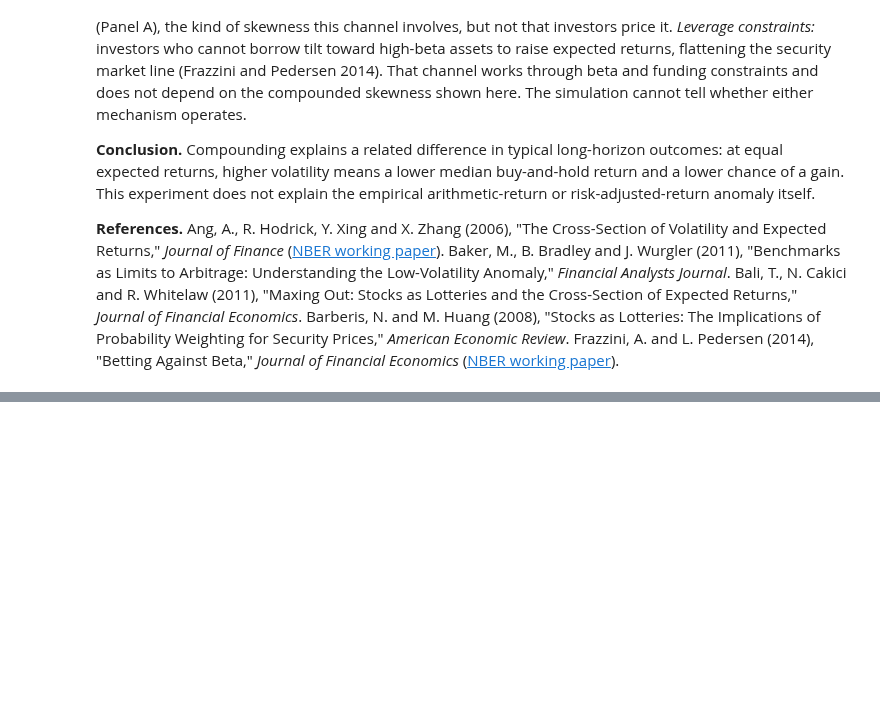
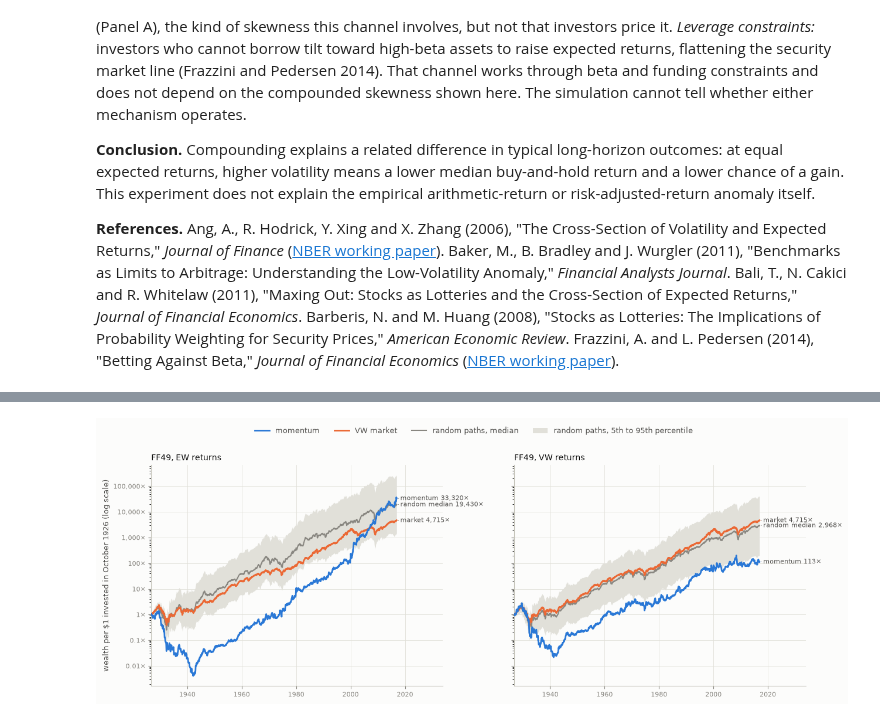
Before and after one commit to yingnichang/MTH9897, a Jupyter notebook: HW2/hw2_analysis.ipynb, the cells around one changed output, grey strips where cells are left out. Saved outputs shown, nothing was run; the diff lists cells and outputs as text; code cells hidden in the pictures; blank space fills up the shorter version.

Commit message:
Add code related to table4

```diff
--- a/HW2/hw2_analysis.ipynb
+++ b/HW2/hw2_analysis.ipynb
@@ -1102,0 +2015,17 @@ Both volatilities have the same monthly expected return, so the same population
+# %%
+market10 = evaluate(bench10["mkt"], bench10, windows10)
+blocks10 = {}
+for v in VARIANTS:
+    blocks10[f"{variant(*v)}: momentum"] = table4_layout(momentum_eval[v].pooled, horizons=H4)
+    blocks10[f"{variant(*v)}: random"] = table4_layout(random10_eval[v].pooled, horizons=H4)
+blocks10["VW market"] = table4_layout(market10.pooled, horizons=H4)
+blocks10["VW market"].loc["pct_above_vw"] = np.nan  # ties with itself by construction
+row_index10 = pd.MultiIndex.from_product([list(H4.values()), STATS], names=["horizon", "statistic"])
+layout10 = pd.DataFrame({name: block.T.stack().reindex(row_index10) for name, block in blocks10.items()})
+layout10.to_csv(OUTPUT / "table4_momentum_vs_random.csv")
+
+shown10 = layout10.rename(index=STAT_LABELS, level="statistic")
+is_skew10 = shown10.index.get_level_values("statistic") == STAT_LABELS["skew"]
+display(shown10.style.format("{:,.2%}", subset=(shown10.index[~is_skew10], slice(None)), na_rep="n/a")
+        .format("{:.2f}", subset=(shown10.index[is_skew10], slice(None)), na_rep="n/a")
+        .set_caption("Momentum (across historical windows) vs random industry (across paths and windows), Oct 1926 to Dec 2016"))
@@ -1102,0 +2187,61 @@ Both volatilities have the same monthly expected return, so the same population
+# %%
+import matplotlib.dates as mdates
+
+MOMENTUM_COLOR, MARKET_COLOR = "#2a78d6", "#eb6834"  # categorical slots 1 and 2 (validated with slots 1-4 in Step 9)
+dates = bench10.index.to_timestamp()
+market_path = np.cumprod(1 + bench10["mkt"].to_numpy())
+
+
+def spread_log(values, gap):
+    # Push label heights (log10) apart until neighbours are at least `gap` apart.
+    order = np.argsort(values)
+    pos = np.log10(np.asarray(values, dtype=float))[order]
+    for _ in range(200):
+        overlap = gap - np.diff(pos)
+        if (overlap <= 1e-12).all():
+            break
+        for i in np.flatnonzero(overlap > 1e-12):
+            pos[i] -= overlap[i] / 2
+            pos[i + 1] += overlap[i] / 2
+    out = np.empty_like(pos)
+    out[order] = pos
+    return 10**out
+
+
+fig, axes = plt.subplots(1, 2, figsize=(13, 4.8), sharey=True, facecolor=SURFACE)
+for ax, v in zip(axes, [("ff49", "ew"), ("ff49", "vw")]):
+    ax.set_facecolor(SURFACE)
+    low, mid, high = fan[v]
+    ax.fill_between(dates, low, high, color=GRID, linewidth=0, zorder=1, label="random paths, 5th to 95th percentile")
+    ax.plot(dates, mid, color=MUTED, linewidth=1.5, zorder=2, label="random paths, median")
+    ax.plot(dates, market_path, color=MARKET_COLOR, linewidth=2, zorder=3, label="VW market")
+    mom_path = np.cumprod(1 + momentum[v]["return"].to_numpy())
+    ax.plot(dates, mom_path, color=MOMENTUM_COLOR, linewidth=2, zorder=4, label="momentum")
+    ends = [mom_path[-1], market_path[-1], mid[-1]]
+    names = ["momentum", "market", "random median"]
+    for y, label_y, name in zip(ends, spread_log(ends, 0.18), names):
+        ax.annotate(f"{name} {y:,.0f}×", xy=(dates[-1], y), xytext=(dates[-1] + pd.Timedelta(days=500), label_y),
+                    fontsize=8, color=INK_2, va="center",
+                    arrowprops=dict(arrowstyle="-", color=MUTED, linewidth=0.6, shrinkA=0, shrinkB=2))
+    ax.set_yscale("log")
+    ax.yaxis.set_major_formatter(FuncFormatter(lambda x, _: f"{x:,.0f}×" if x >= 1 else f"{x:g}×"))
+    ax.set_title(f"FF49, {v[1].upper()} returns", fontsize=10, color=INK, loc="left")
+    ax.xaxis.set_major_locator(mdates.YearLocator(20))
+    ax.xaxis.set_major_formatter(mdates.DateFormatter("%Y"))
+    ax.set_xlim(dates[0], dates[-1] + pd.Timedelta(days=6200))
+    ax.grid(True, color=GRID, linewidth=0.6)
+    ax.tick_params(colors=MUTED, labelsize=8)
+    for side in ("top", "right"):
+        ax.spines[side].set_visible(False)
+    for side in ("left", "bottom"):
+        ax.spines[side].set_color(BASE)
+axes[0].set_ylabel("wealth per $1 invested in October 1926 (log scale)", color=INK_2, fontsize=9)
+handles, labels = axes[0].get_legend_handles_labels()
+order = [labels.index(name) for name in ("momentum", "VW market", "random paths, median", "random paths, 5th to 95th percentile")]
+fig.legend([handles[i] for i in order], [labels[i] for i in order], loc="upper center", ncol=4, frameon=False,
+           fontsize=9, bbox_to_anchor=(0.5, 1.02), labelcolor=INK_2)
+fig.tight_layout(rect=(0, 0, 1, 0.93), w_pad=3)
+fig.savefig(OUTPUT / "fig_momentum_wealth.png", dpi=150, facecolor=SURFACE)
+plt.show()
+# %% [output]
+[figure, added]
```
Also changed, not shown: parts of 58 cells of this notebook, 5 other files.
